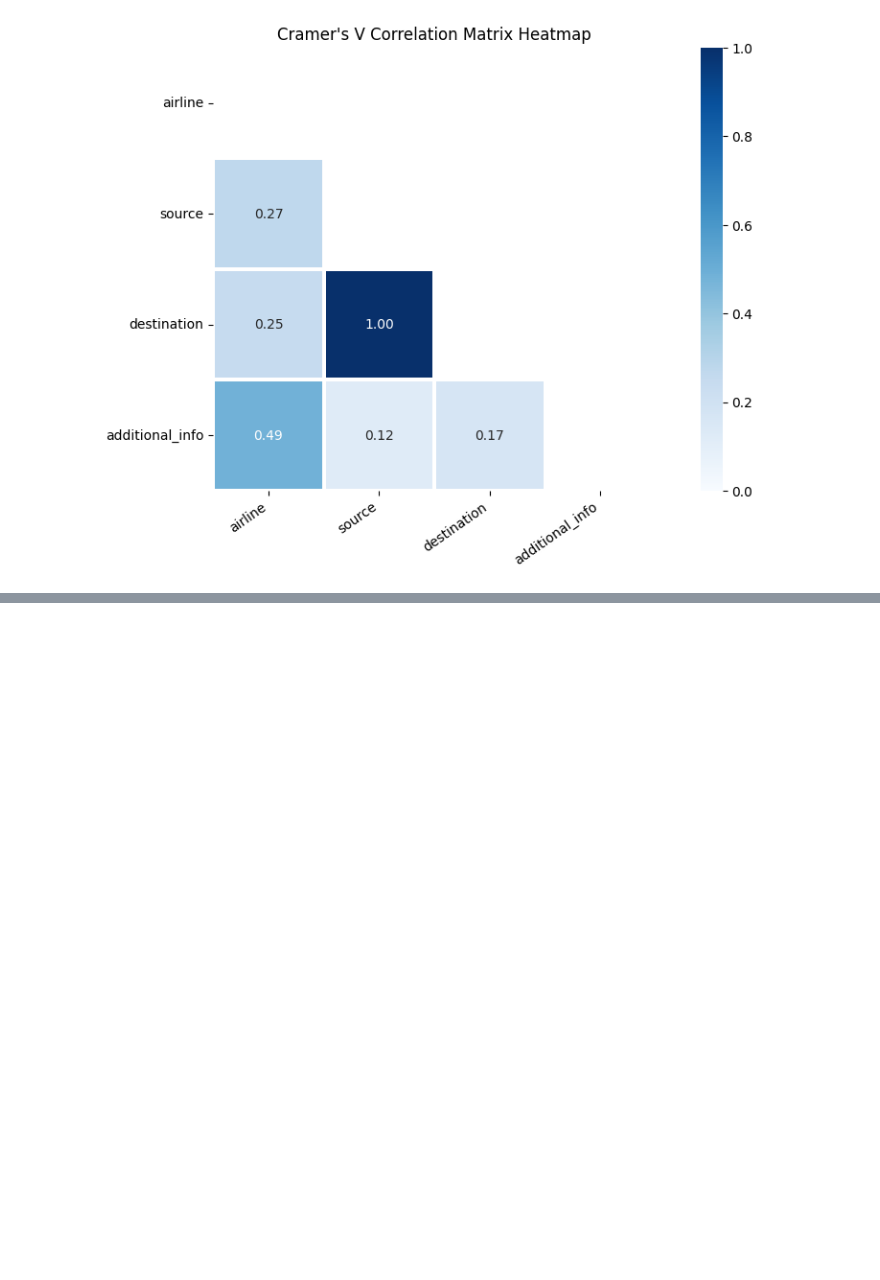
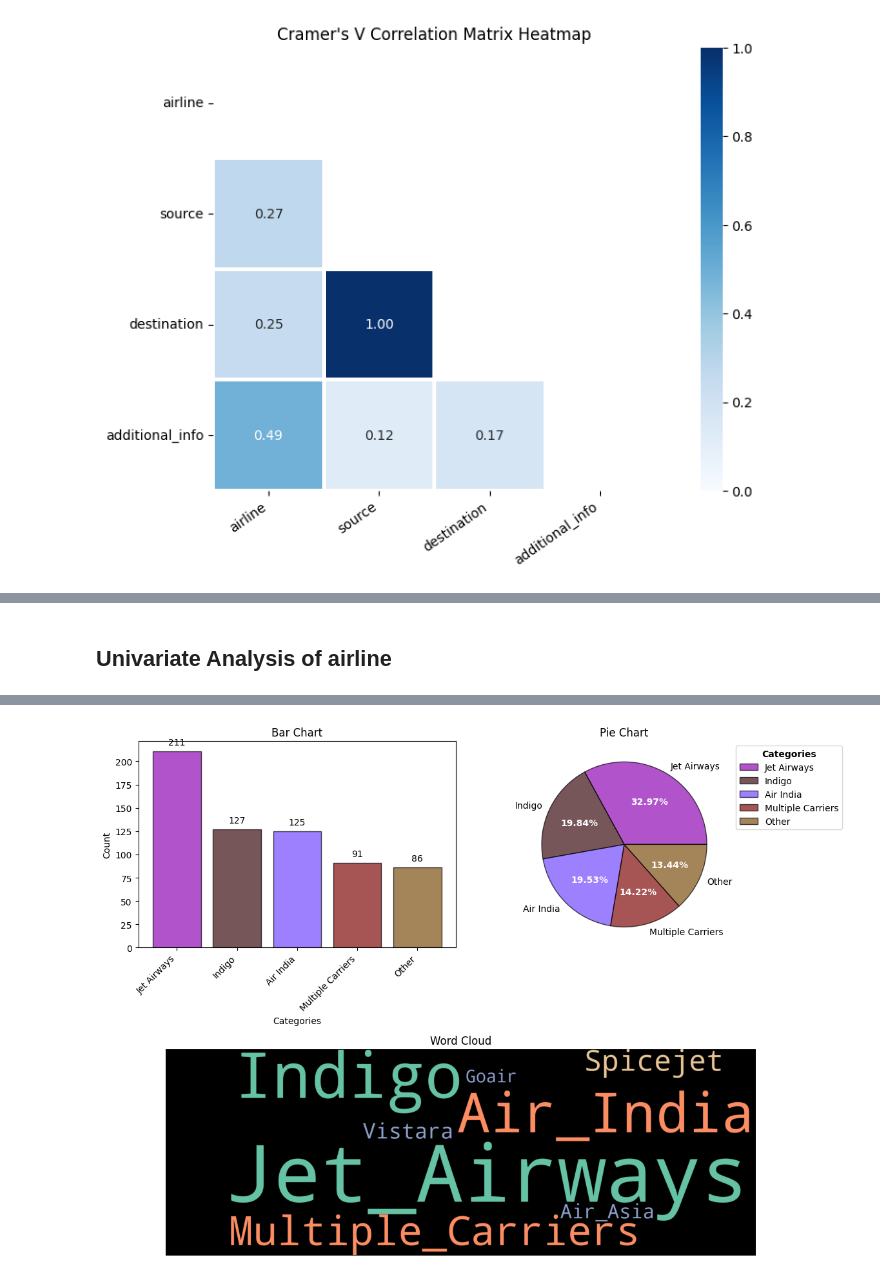
Before and after one commit to OptimisedLEarning/SAGEMAKER_Flight_price-_prediction, a Jupyter notebook: notebook/Eda.ipynb, the cells around one changed output, grey strips where cells are left out. Cells and saved outputs as stored; diff of their text form; code cells hidden in the pictures; blank space fills up the shorter version.

```diff
--- a/notebook/Eda.ipynb
+++ b/notebook/Eda.ipynb
@@ -215,0 +287,4 @@ e.cramersV_heatmap(train)
+# %%
+e.cat_univar_plots(train,"airline",k=4)
+# %% [output]
+Univariate Analysis of airline
@@ -215,0 +292 @@ e.cramersV_heatmap(train)
+[figure, added]
```
Also changed, not shown: parts of 25 cells of this notebook.
